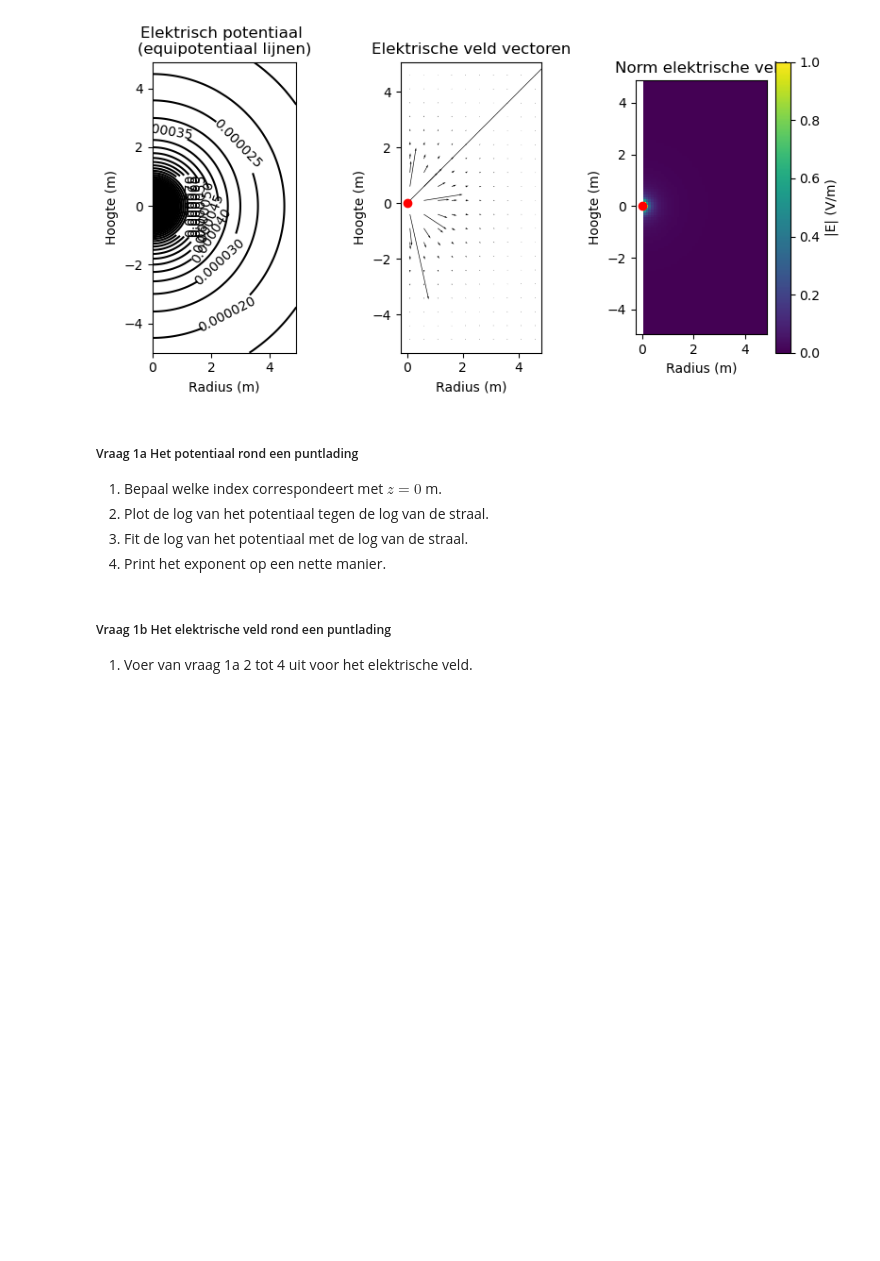
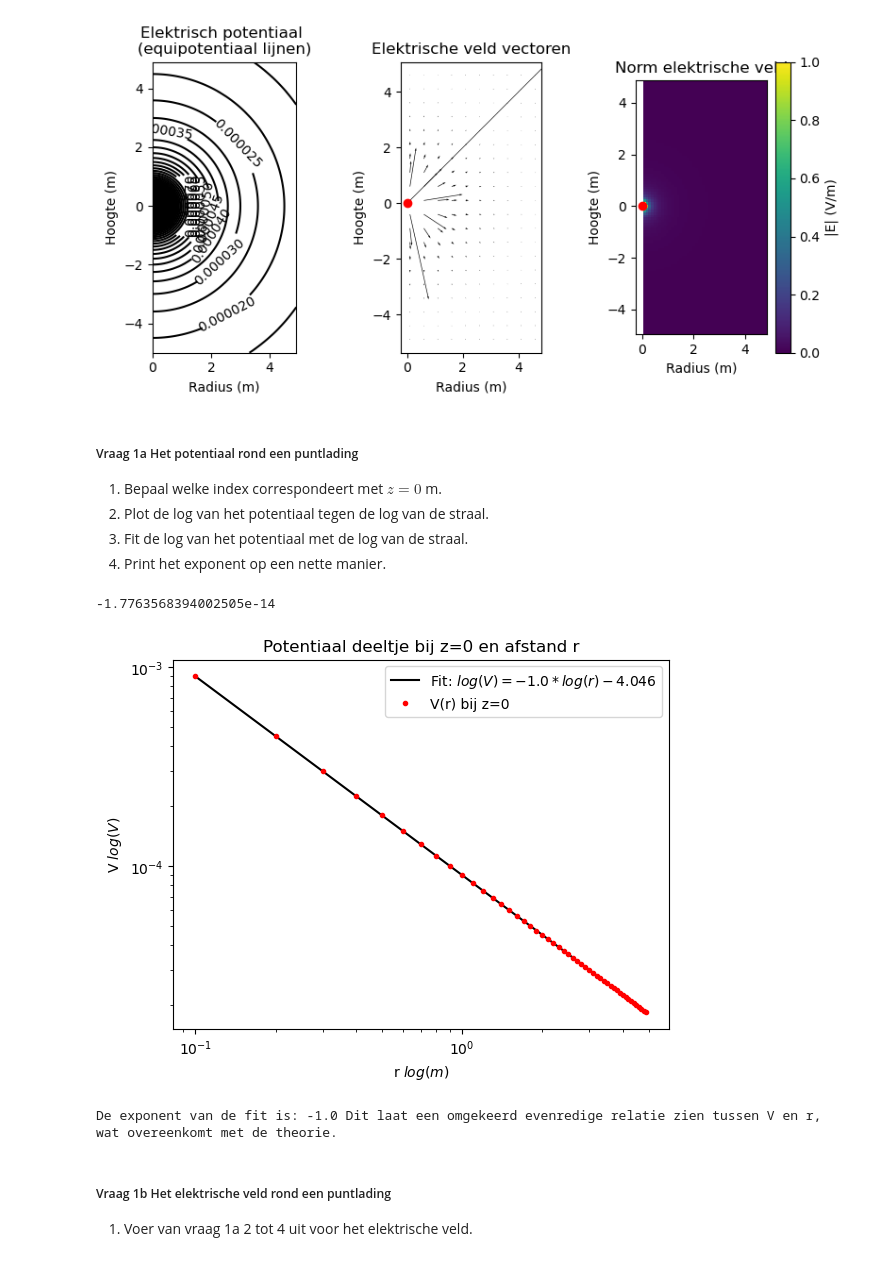
Before and after one commit to AragonMvD/opdrachten-DEF-Day, a Jupyter notebook: DigitaleOntwerpopdrachten/1CondensatorOpdracht/CondensatorOntwerpopdracht.ipynb, the cells around one changed output. Drawn from its saved outputs; the diff is of its cells as text; code cells hidden in the pictures; blank space fills up the shorter version.

```diff
--- a/DigitaleOntwerpopdrachten/1CondensatorOpdracht/CondensatorOntwerpopdracht.ipynb
+++ b/DigitaleOntwerpopdrachten/1CondensatorOpdracht/CondensatorOntwerpopdracht.ipynb
@@ -87,9 +87,40 @@ plot_results_pt_charge_at_origin(Ez, Er, normE, V, r, z, grid_step)
 3. Fit de log van het potentiaal met de log van de straal.
 4. Print het exponent op een nette manier.
 # %%
-###
-###Hier jouw code###
-###
+from scipy.optimize import curve_fit
+
+# Opdracht 1
+z0 = np.argmin(np.abs(z))
+print(z[z0]) #Er is geen waarde van exact 0, maar deze is het dichtst bij 0.
+
+# Opdracht 3
+def logfunc(r,a,b):
+    return a * np.log10(r) + b
+
+vals, covar = curve_fit(logfunc, r[1:], np.log10(V[z0,1:]),maxfev=10000) #Fit skipt eerste waarde van r, omdat deze oneindig is.
+
+# r en V range klaarmaken
+r_vals = r[1:]
+V_vals = V[z0,1:]
+
+# Plotten van V(r) bij z=0 en de fit (opdrachten 2 en 3)
+plt.figure()
+plt.loglog(r_vals, 10**logfunc(r_vals, *vals), 'k-', label='Fit: $ log(V) = %.1f * log(r)  %.3f $' % (vals[0], vals[1])) #Plot skipt eerste waarde van r, omdat deze oneindig is.
+plt.loglog(r_vals, V_vals, 'r.', label='V(r) bij z=0') #Plot skipt eerste waarde van r, omdat deze oneindig is.
+plt.xlabel('r $log(m)$')
+plt.ylabel('V $log(V)$')
+plt.title('Potentiaal deeltje bij z=0 en afstand r')
+plt.legend()
+plt.show()
+
+# Opdracht 4
+print("De exponent van de fit is:", vals[0], "Dit laat een omgekeerd evenredige relatie zien tussen V en r, ")
+print("wat overeenkomt met de theorie.")
+# %% [output]
+-1.7763568394002505e-14
+[figure, added]
+De exponent van de fit is: -1.0 Dit laat een omgekeerd evenredige relatie zien tussen V en r,
+wat overeenkomt met de theorie.
 # %% [markdown]
 ##### Vraag 1b Het elektrische veld rond een puntlading
 1. Voer van vraag 1a 2 tot 4 uit voor het elektrische veld.
```
Also changed, not shown: parts of 1 cell of this notebook.
